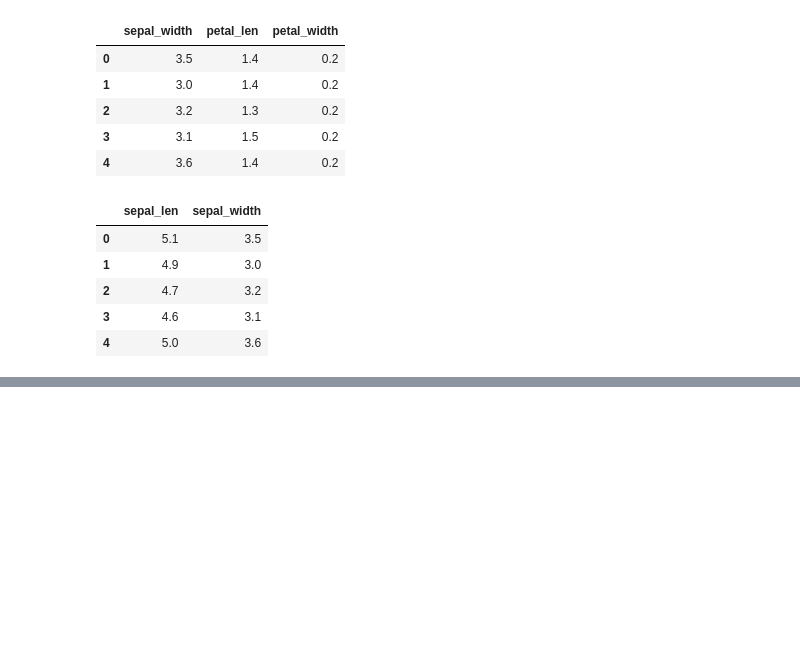
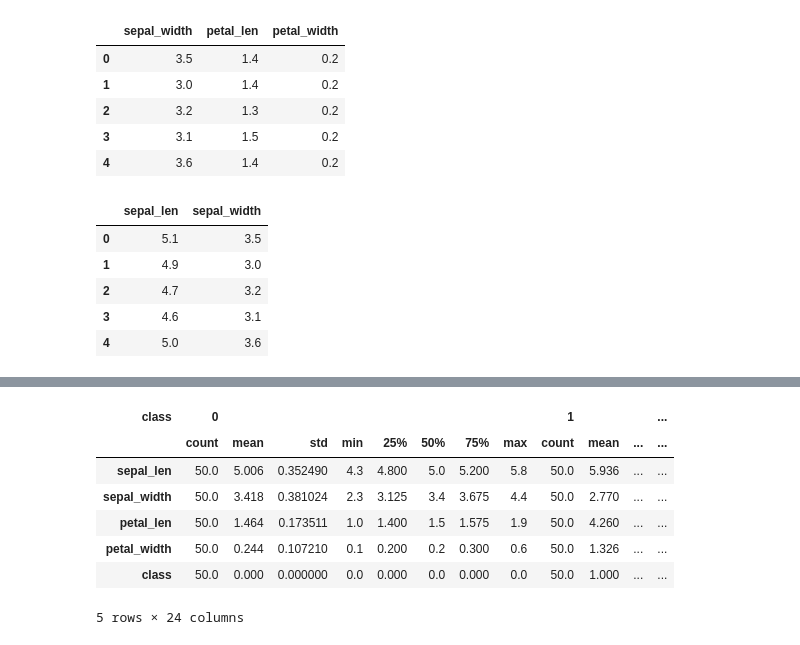
Before and after one commit to youess/notes, a Jupyter notebook: python/pandas数据操作.ipynb, the cells around one changed output, grey strips where cells are left out. Cells and saved outputs as stored; diff of their text form; code cells hidden in the pictures; blank space fills up the shorter version.

```diff
--- a/python/pandas数据操作.ipynb
+++ b/python/pandas数据操作.ipynb
@@ -191,0 +202,16 @@ dat[["sepal_len", "sepal_width"]].head()
+# %%
+## group by分组处理数据
+
+gdat = dat.groupby(["class"])
+
+# 不能同时用两个匿名函数
+quantile_1 = lambda x: x.quantile(.25)
+quantile_2 = lambda x: x.quantile(.75)
+
+aggregation = {
+    "sepal_len": ["max", "sum"],
+    "sepal_width": ["median", "mean"],
+    "petal_len": [lambda x: (x.quantile(.25), x.quantile(.75))],
+    "petal_width": ["std"]
+}
+gdat.agg(aggregation)
@@ -191,0 +225,11 @@ dat[["sepal_len", "sepal_width"]].head()
+# %%
+gdat.describe().T
+# %% [output]
+| class | 0 |  |  |  |  |  |  |  | 1 |  |  | ... |
+|  | count | mean | std | min | 25% | 50% | 75% | max | count | mean | ... | ... |
+| sepal_len | 50.0 | 5.006 | 0.352490 | 4.3 | 4.800 | 5.0 | 5.200 | 5.8 | 50.0 | 5.936 | ... | ... |
+| sepal_width | 50.0 | 3.418 | 0.381024 | 2.3 | 3.125 | 3.4 | 3.675 | 4.4 | 50.0 | 2.770 | ... | ... |
+| petal_len | 50.0 | 1.464 | 0.173511 | 1.0 | 1.400 | 1.5 | 1.575 | 1.9 | 50.0 | 4.260 | ... | ... |
+| petal_width | 50.0 | 0.244 | 0.107210 | 0.1 | 0.200 | 0.2 | 0.300 | 0.6 | 50.0 | 1.326 | ... | ... |
+| class | 50.0 | 0.000 | 0.000000 | 0.0 | 0.000 | 0.0 | 0.000 | 0.0 | 50.0 | 1.000 | ... | ... |
+5 rows × 24 columns
```
Also changed, not shown: parts of 18 cells of this notebook, 1 other file.
